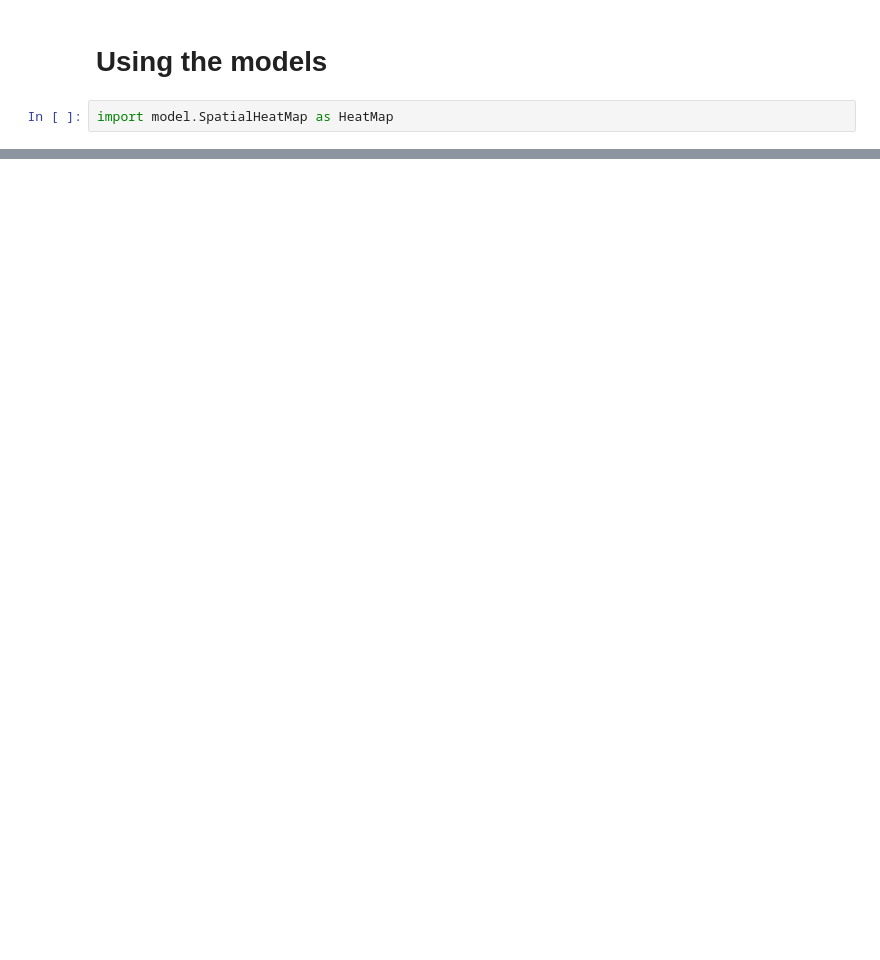
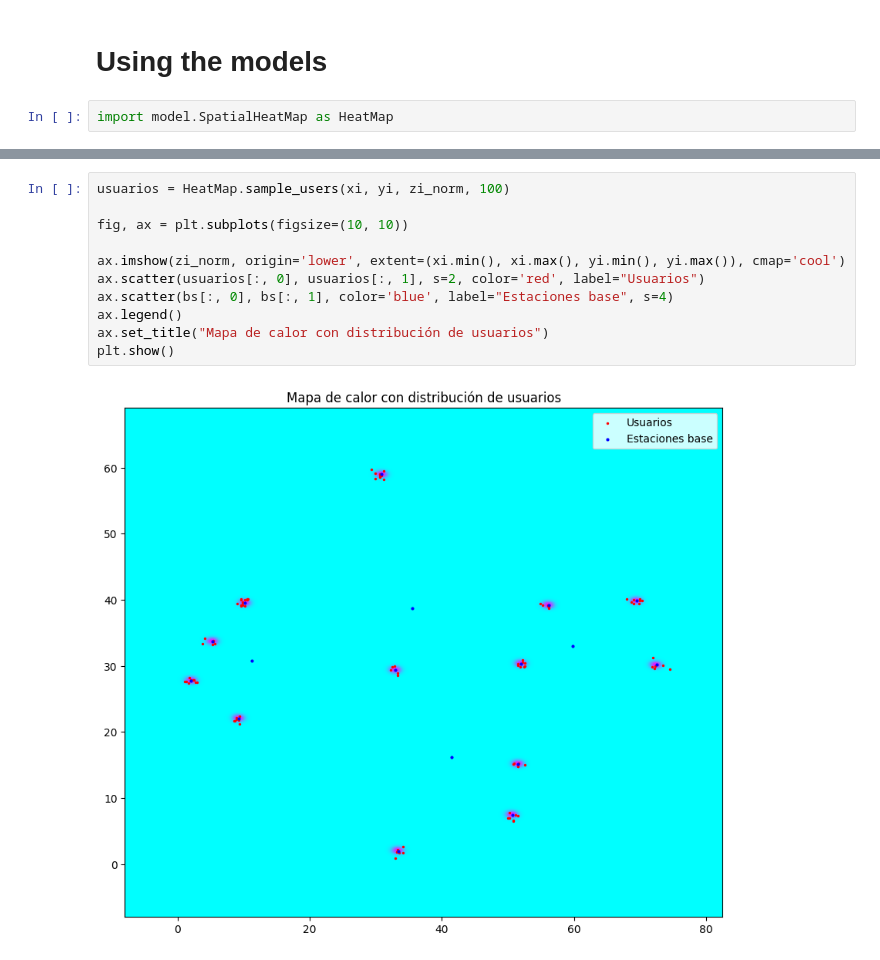
Before and after one commit to 6G-XTREME/PoF_Simulator, a Jupyter notebook: mocks/pruebas_mapa_rural/prueba mapa calor - uc 1.ipynb, the cells around one changed output, grey strips where cells are left out. Cells and saved outputs as stored; diff of their text form; blank space fills up the shorter version.

```diff
--- a/mocks/pruebas_mapa_rural/prueba mapa calor - uc 1.ipynb
+++ b/mocks/pruebas_mapa_rural/prueba mapa calor - uc 1.ipynb
@@ -122,0 +138,13 @@ plt.show()
+# %%
+usuarios = HeatMap.sample_users(xi, yi, zi_norm, 100)
+
+fig, ax = plt.subplots(figsize=(10, 10))
+
+ax.imshow(zi_norm, origin='lower', extent=(xi.min(), xi.max(), yi.min(), yi.max()), cmap='cool')
+ax.scatter(usuarios[:, 0], usuarios[:, 1], s=2, color='red', label="Usuarios")
+ax.scatter(bs[:, 0], bs[:, 1], color='blue', label="Estaciones base", s=4)
+ax.legend()
+ax.set_title("Mapa de calor con distribución de usuarios")
+plt.show()
+# %% [output]
+[figure, added]
```
Also changed, not shown: parts of 4 cells of this notebook, 9 other files.
